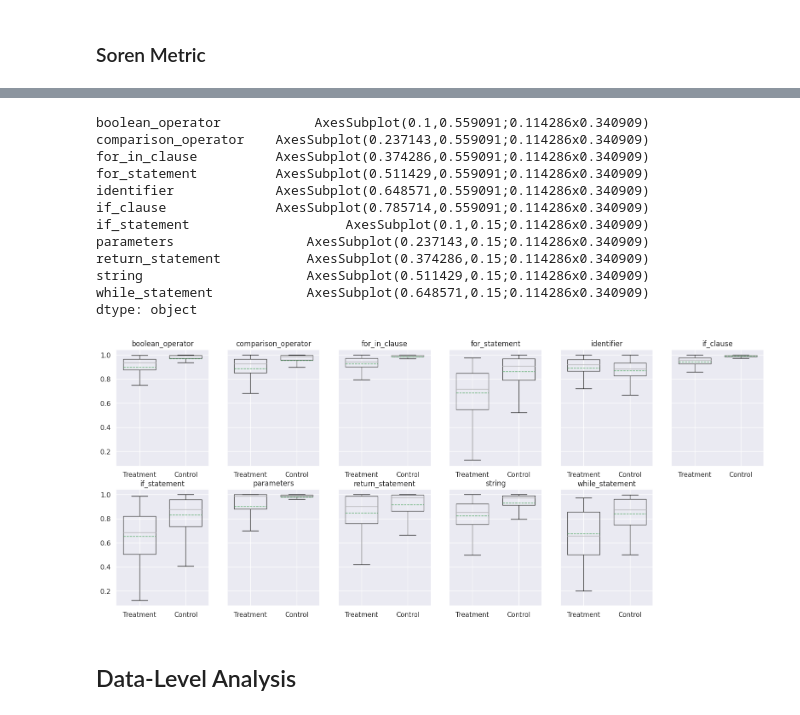
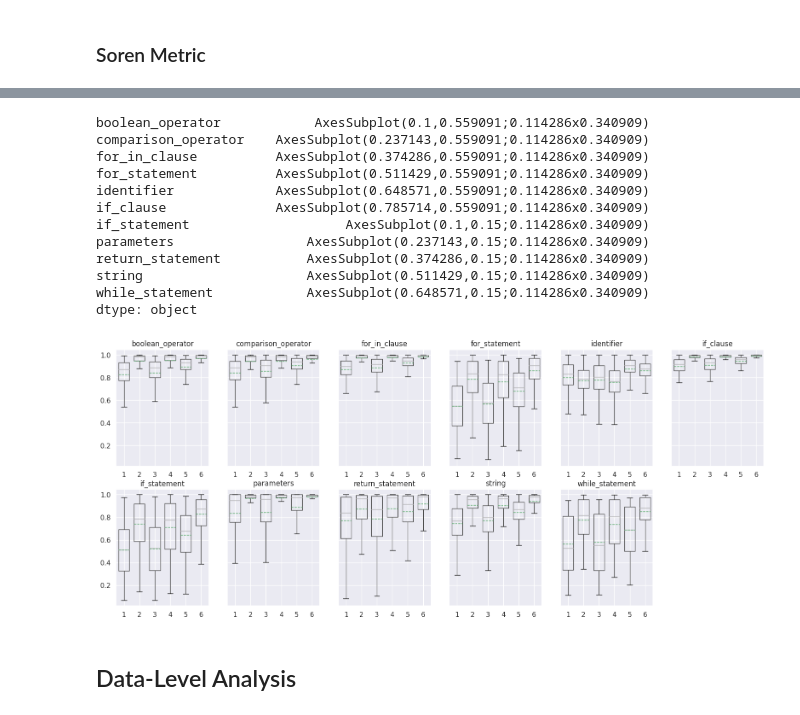
Before and after one commit to WM-SEMERU/SyntaxEval, a Jupyter notebook: nbs/00_cda_evaluation.ipynb, the cells around one changed output, grey strips where cells are left out. Drawn from its saved outputs; the diff is of its cells as text; code cells hidden in the pictures.

```diff
--- a/nbs/00_cda_evaluation.ipynb
+++ b/nbs/00_cda_evaluation.ipynb
@@ -27,10 +27,10 @@ sns.set_theme(style="darkgrid")
 ## Load Data Samples
 # %%
 #Load data samples
-eval_df = pd.read_csv(
-    '/workspaces/CodeCheckList/data/linguistic_capabilities/huggingface-CodeBERTa-small-v1_100.0_20.csv',
-    index_col=0
-    )
+path = '/workspaces/CodeCheckList/data/linguistic_capabilities/huggingface-CodeBERTa-small-v1_100.0_20.csv'
+#path = '/workspaces/CodeCheckList/data/linguistic_capabilities/microsoft-codebert-base-mlm_100.0_20.csv'
+eval_df = pd.read_csv(path,index_col=0)
+eval_df = eval_df.loc[eval_df['sample_id'] <= 7500]
 # %%
 eval_df.head(2)
 # %% [output]
@@ -187,27 +302,27 @@ eval_df[['mask_sorensen_dice','mask_random_avg_sorensen_dice','ast_element']].gr
 # %%
-eval_df[['mask_sorensen_dice','mask_random_avg_sorensen_dice','ast_element']].rename(
-    columns={'mask_sorensen_dice': 'Treatment', 'mask_random_avg_sorensen_dice': 'Control'}).groupby('ast_element').boxplot(
+eval_df[['mask_jaccard','mask_random_avg_jaccard','mask_levenshtein','mask_random_avg_levenshtein','mask_sorensen_dice','mask_random_avg_sorensen_dice','ast_element',]].rename(
+    columns={'mask_jaccard': '1', 'mask_random_avg_jaccard': '2','mask_levenshtein':'3','mask_random_avg_levenshtein':'4','mask_sorensen_dice':'5', 'mask_random_avg_sorensen_dice':'6'}).groupby('ast_element').boxplot(
     layout=(2, 6),
     figsize=(19,8),
     bootstrap=500,
     showfliers=False,
     showmeans=True,
     meanline = True,
     widths = 0.7
     )
 # %% [output]
 boolean_operator            AxesSubplot(0.1,0.559091;0.114286x0.340909)
 comparison_operator    AxesSubplot(0.237143,0.559091;0.114286x0.340909)
 for_in_clause          AxesSubplot(0.374286,0.559091;0.114286x0.340909)
 for_statement          AxesSubplot(0.511429,0.559091;0.114286x0.340909)
 identifier             AxesSubplot(0.648571,0.559091;0.114286x0.340909)
 if_clause              AxesSubplot(0.785714,0.559091;0.114286x0.340909)
 if_statement                    AxesSubplot(0.1,0.15;0.114286x0.340909)
 parameters                 AxesSubplot(0.237143,0.15;0.114286x0.340909)
 return_statement           AxesSubplot(0.374286,0.15;0.114286x0.340909)
 string                     AxesSubplot(0.511429,0.15;0.114286x0.340909)
 while_statement            AxesSubplot(0.648571,0.15;0.114286x0.340909)
 dtype: object
-[figure, old version]
+[figure, new version]
 # %% [markdown]
 ## Data-Level Analysis
```
Also changed, not shown: parts of 24 cells of this notebook, 13 other files.
